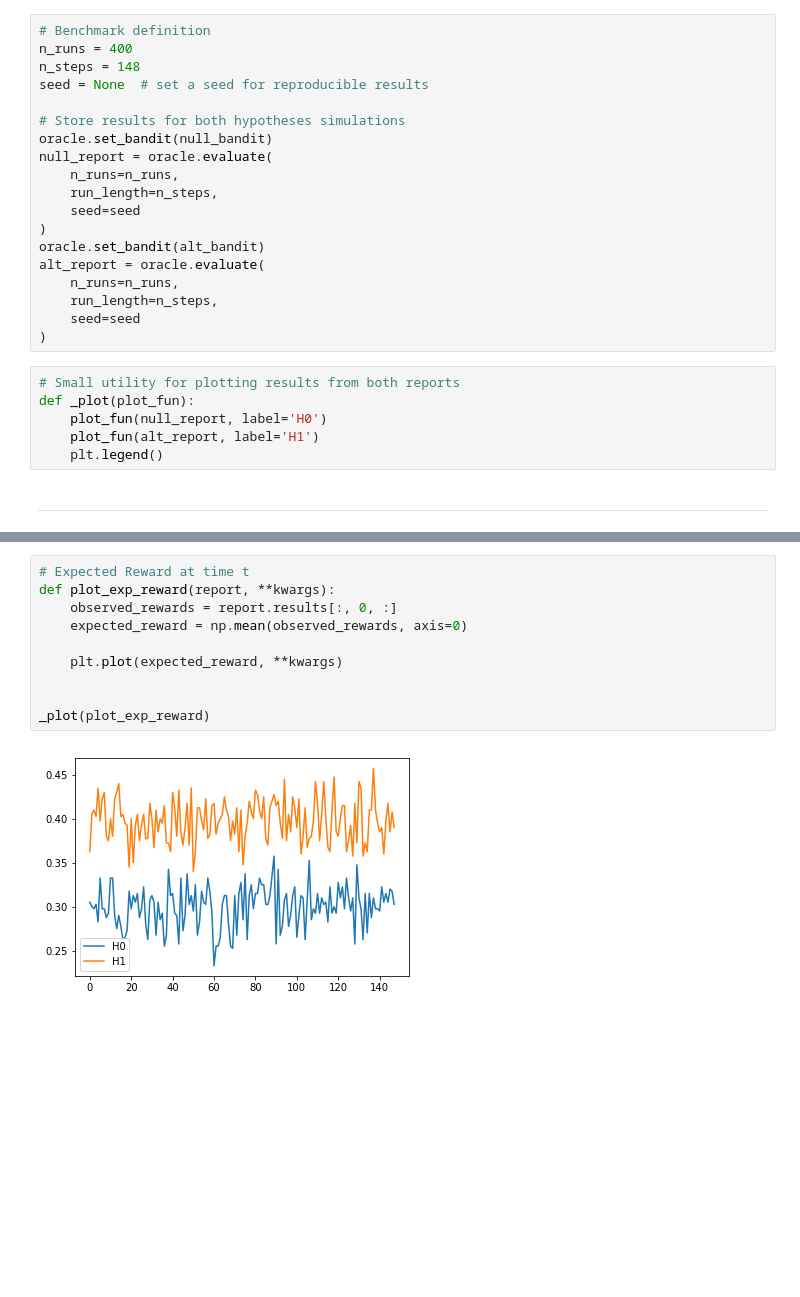
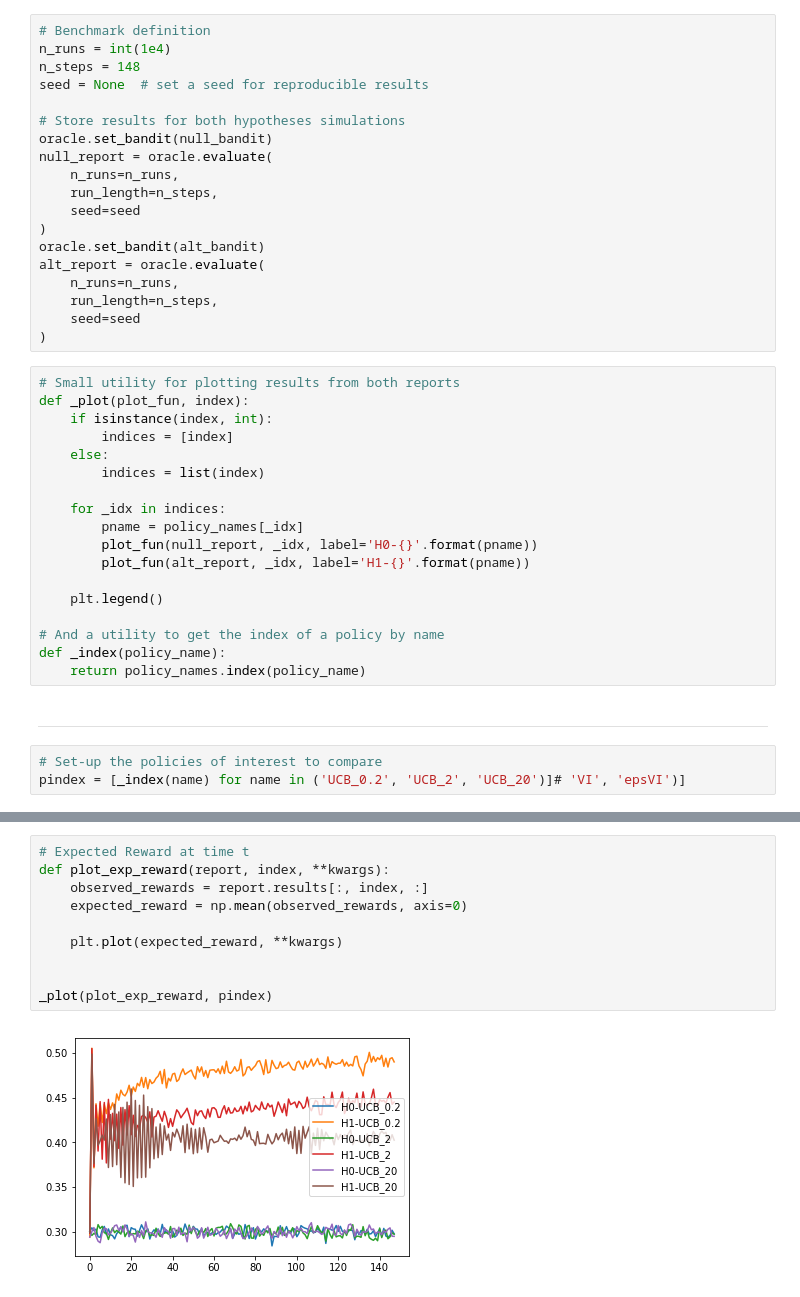
Before and after one commit to NaasCraft/OnlineLearning2018, a Jupyter notebook: Results.ipynb, the cells around one changed output, grey strips where cells are left out. Saved outputs shown, nothing was run; the diff lists cells and outputs as text; blank space fills up the shorter version.

Commit message:
Few improvements to policies and new tests

```diff
--- a/Results.ipynb
+++ b/Results.ipynb
@@ -43,7 +59,7 @@ oracle = Oracle(policies=policies.values())
 The following cell will run both simulations for the null and the alternative hypotheses.
 # %%
 # Benchmark definition
-n_runs = 400
+n_runs = int(1e4)
 n_steps = 148
 seed = None  # set a seed for reproducible results
 
@@ -62,12 +78,27 @@ alt_report = oracle.evaluate(
 )
 # %%
 # Small utility for plotting results from both reports
-def _plot(plot_fun):
-    plot_fun(null_report, label='H0')
-    plot_fun(alt_report, label='H1')
+def _plot(plot_fun, index):
+    if isinstance(index, int):
+        indices = [index]
+    else:
+        indices = list(index)
+
+    for _idx in indices:
+        pname = policy_names[_idx]
+        plot_fun(null_report, _idx, label='H0-{}'.format(pname))
+        plot_fun(alt_report, _idx, label='H1-{}'.format(pname))
+
     plt.legend()
+
+# And a utility to get the index of a policy by name
+def _index(policy_name):
+    return policy_names.index(policy_name)
 # %% [markdown]
 ---
+# %%
+# Set-up the policies of interest to compare
+pindex = [_index(name) for name in ('UCB_0.2', 'UCB_2', 'UCB_20')]# 'VI', 'epsVI')]
 # %% [markdown]
 ## Reward and regret
 
@@ -84,14 +115,14 @@ $$T \cdot p^* - \sum_t r_t$$
 # %%
 # Expected Reward at time t
-def plot_exp_reward(report, **kwargs):
-    observed_rewards = report.results[:, 0, :]
+def plot_exp_reward(report, index, **kwargs):
+    observed_rewards = report.results[:, index, :]
     expected_reward = np.mean(observed_rewards, axis=0)
 
     plt.plot(expected_reward, **kwargs)
 
 
-_plot(plot_exp_reward)
+_plot(plot_exp_reward, pindex)
 # %% [output]
-[figure, old version]
+[figure, new version]
 # %%
 # Expected Number of Successes at final timestep
```
Also changed, not shown: parts of 8 cells of this notebook, 2 other files.
